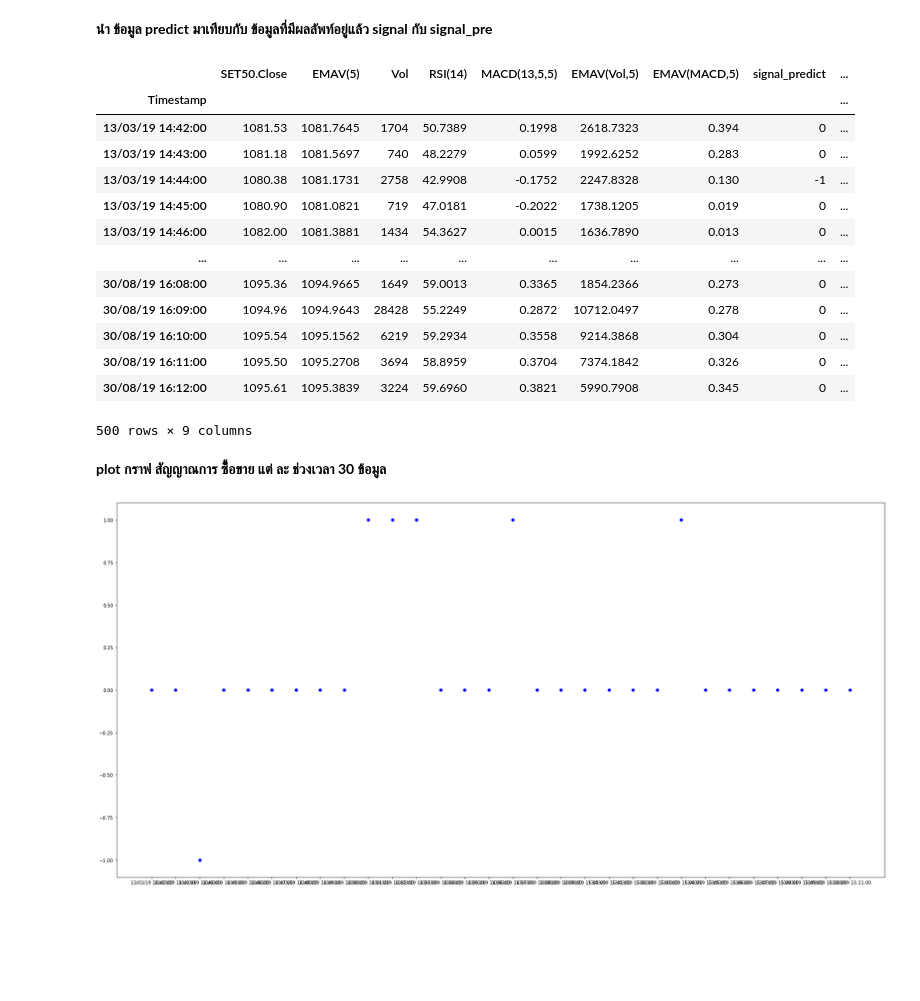
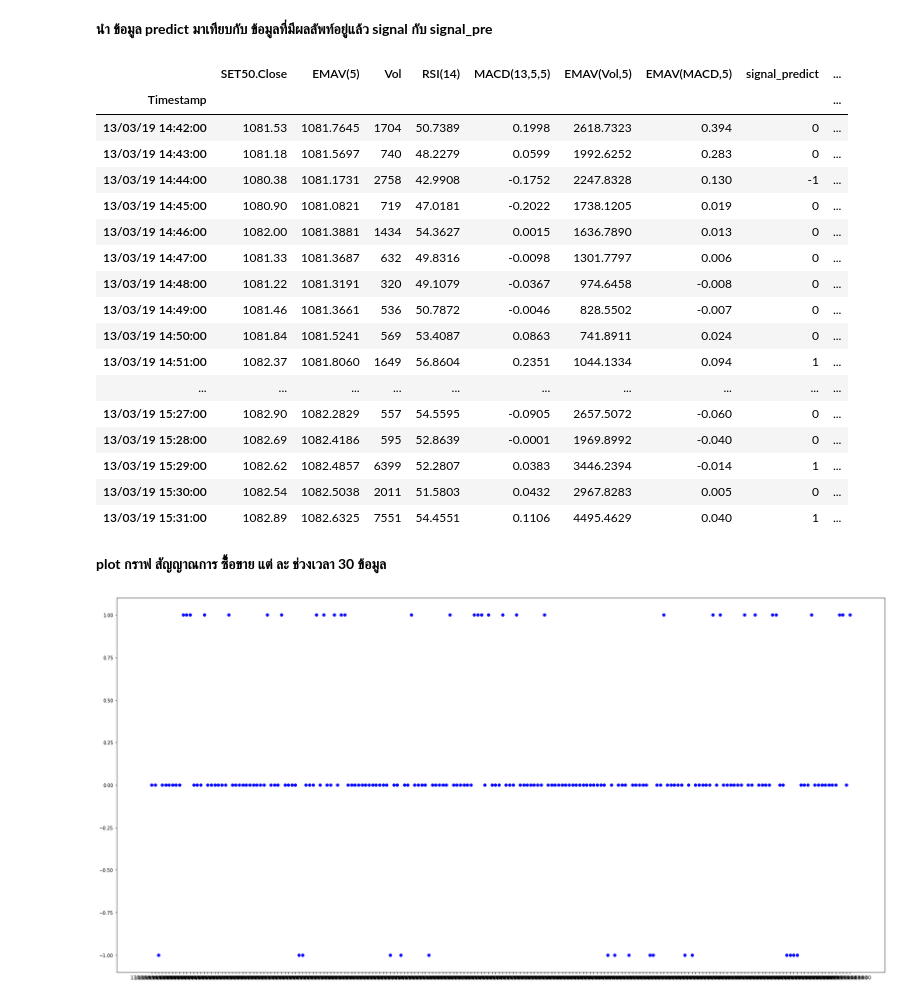
Before and after one commit to sarisppp/PJ63_CE18, a Jupyter notebook: ML_model_RandomForest.ipynb, the cells around one changed output. Drawn from its saved outputs; the diff is of its cells as text; code cells hidden in the pictures; blank space fills up the shorter version.

```diff
--- a/ML_model_RandomForest.ipynb
+++ b/ML_model_RandomForest.ipynb
@@ -210,7 +207,7 @@ data.head()
 **นำ ข้อมูล predict มาเทียบกับ ข้อมูลที่มีผลลัพท์อยู่แล้ว signal กับ signal_pre**
 # %%
 data=signal(data)
-data.head(500)
+data.head(50)
 # %% [output]
 |  | SET50.Close | EMAV(5) | Vol | RSI(14) | MACD(13,5,5) | EMAV(Vol,5) | EMAV(MACD,5) | signal_predict | ... |
 | Timestamp |  |  |  |  |  |  |  |  | ... |
@@ -219,18 +216,22 @@ data.head(500)
 | 13/03/19 14:44:00 | 1080.38 | 1081.1731 | 2758 | 42.9908 | -0.1752 | 2247.8328 | 0.130 | -1 | ... |
 | 13/03/19 14:45:00 | 1080.90 | 1081.0821 | 719 | 47.0181 | -0.2022 | 1738.1205 | 0.019 | 0 | ... |
 | 13/03/19 14:46:00 | 1082.00 | 1081.3881 | 1434 | 54.3627 | 0.0015 | 1636.7890 | 0.013 | 0 | ... |
+| 13/03/19 14:47:00 | 1081.33 | 1081.3687 | 632 | 49.8316 | -0.0098 | 1301.7797 | 0.006 | 0 | ... |
+| 13/03/19 14:48:00 | 1081.22 | 1081.3191 | 320 | 49.1079 | -0.0367 | 974.6458 | -0.008 | 0 | ... |
+| 13/03/19 14:49:00 | 1081.46 | 1081.3661 | 536 | 50.7872 | -0.0046 | 828.5502 | -0.007 | 0 | ... |
+| 13/03/19 14:50:00 | 1081.84 | 1081.5241 | 569 | 53.4087 | 0.0863 | 741.8911 | 0.024 | 0 | ... |
+| 13/03/19 14:51:00 | 1082.37 | 1081.8060 | 1649 | 56.8604 | 0.2351 | 1044.1334 | 0.094 | 1 | ... |
 | ... | ... | ... | ... | ... | ... | ... | ... | ... | ... |
-| 30/08/19 16:08:00 | 1095.36 | 1094.9665 | 1649 | 59.0013 | 0.3365 | 1854.2366 | 0.273 | 0 | ... |
-| 30/08/19 16:09:00 | 1094.96 | 1094.9643 | 28428 | 55.2249 | 0.2872 | 10712.0497 | 0.278 | 0 | ... |
-| 30/08/19 16:10:00 | 1095.54 | 1095.1562 | 6219 | 59.2934 | 0.3558 | 9214.3868 | 0.304 | 0 | ... |
-| 30/08/19 16:11:00 | 1095.50 | 1095.2708 | 3694 | 58.8959 | 0.3704 | 7374.1842 | 0.326 | 0 | ... |
-| 30/08/19 16:12:00 | 1095.61 | 1095.3839 | 3224 | 59.6960 | 0.3821 | 5990.7908 | 0.345 | 0 | ... |
+| 13/03/19 15:27:00 | 1082.90 | 1082.2829 | 557 | 54.5595 | -0.0905 | 2657.5072 | -0.060 | 0 | ... |
+| 13/03/19 15:28:00 | 1082.69 | 1082.4186 | 595 | 52.8639 | -0.0001 | 1969.8992 | -0.040 | 0 | ... |
+| 13/03/19 15:29:00 | 1082.62 | 1082.4857 | 6399 | 52.2807 | 0.0383 | 3446.2394 | -0.014 | 1 | ... |
+| 13/03/19 15:30:00 | 1082.54 | 1082.5038 | 2011 | 51.5803 | 0.0432 | 2967.8283 | 0.005 | 0 | ... |
+| 13/03/19 15:31:00 | 1082.89 | 1082.6325 | 7551 | 54.4551 | 0.1106 | 4495.4629 | 0.040 | 1 | ... |
-500 rows × 9 columns
 # %% [markdown]
 **plot กราฟ สัญญาณการ ซื้้อขาย แต่ ละ ช่วงเวลา 30 ข้อมูล**
 # %%
 plt.figure(figsize=(30,15))
-plt.plot(data.signal_predict.head(30),'bo')
+plt.plot(data.signal_predict.head(200),'bo')
 plt.show()
 # %% [output]
-[figure, old version]
+[figure, new version]
```
Also changed, not shown: parts of 7 cells of this notebook.
